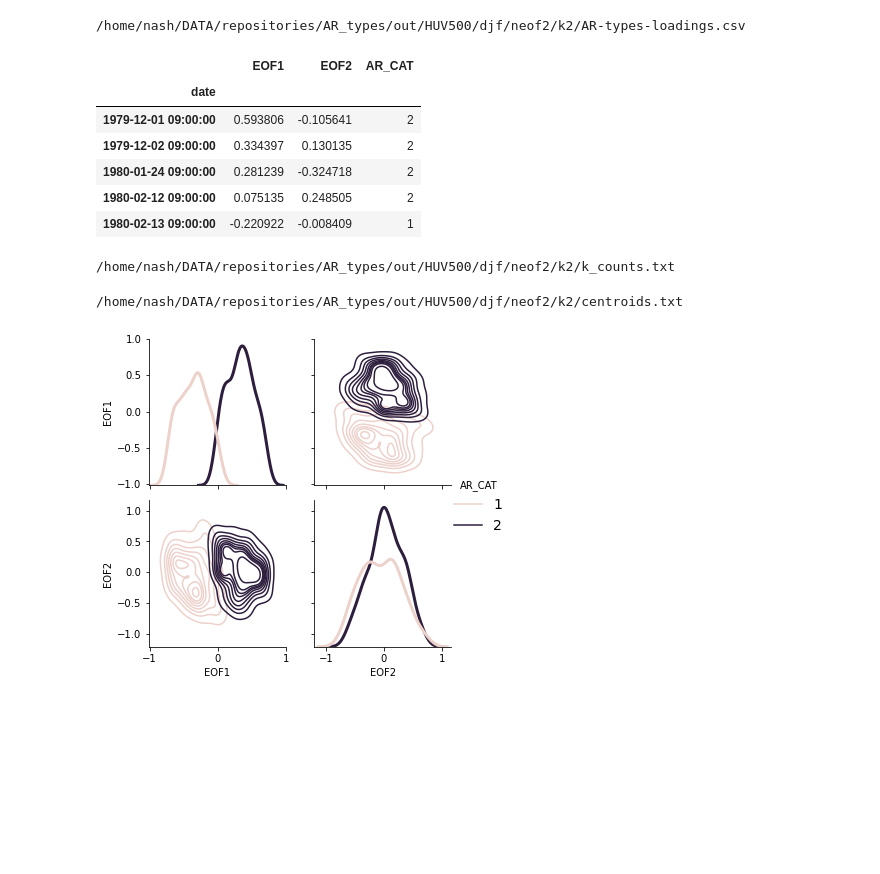
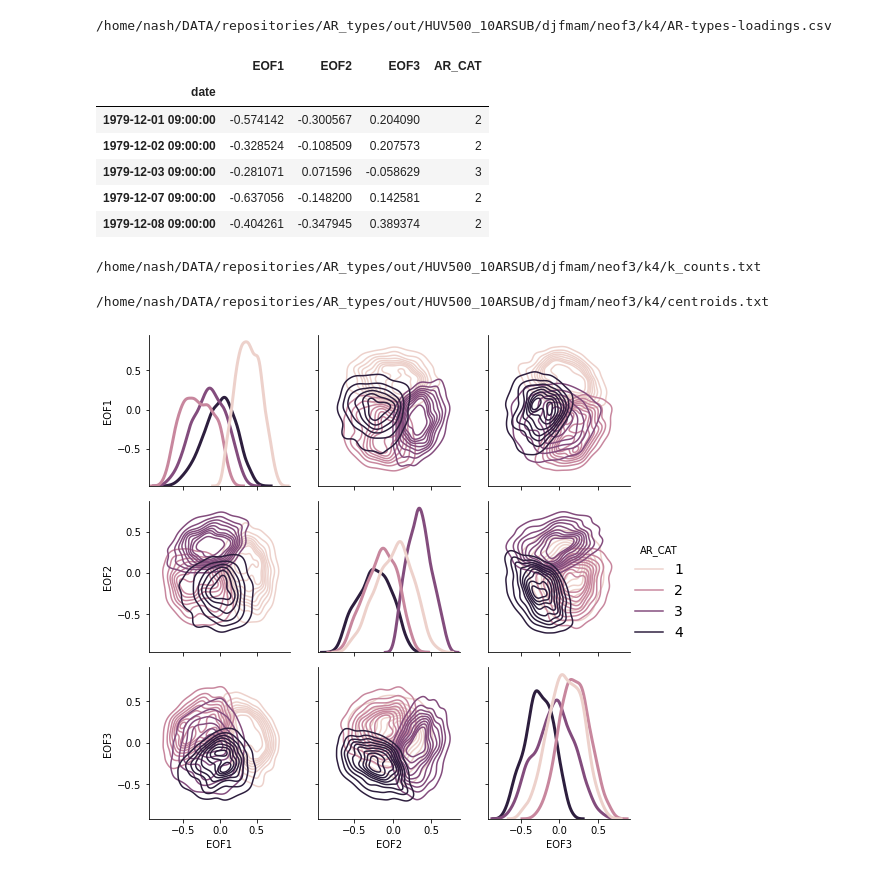
Before and after one commit to dlnash/AR_types, a Jupyter notebook: analysis/analysis_kmeans.ipynb, the cells around one changed output. Drawn from its saved outputs; the diff is of its cells as text; code cells hidden in the pictures; blank space fills up the shorter version.

```diff
--- a/analysis/analysis_kmeans.ipynb
+++ b/analysis/analysis_kmeans.ipynb
@@ -46,14 +46,17 @@ path_to_data = '/home/nash/DATA/data/'                            # project data
 path_to_out  = '/home/nash/DATA/repositories/AR_types/out/'       # output files (numerical results, intermediate datafiles) -- read & write
 path_to_figs = '/home/nash/DATA/repositories/AR_types/figs/'      # figures
 # %%
-ceofid = 'HUV500'
-ssn = 'djf'
-neofs = 2 # choose number of eofs
-nk = 2 # choose number of clusters
+ceofid = 'HUV500_10ARSUB'
+ssn = 'djfmam'
+neofs = 3 # choose number of eofs
+nk = 4 # choose number of clusters
 
 read_path = path_to_out + ceofid + '/' + ssn + '/'
 out_path = path_to_out + ceofid + '/' + ssn + '/' + 'neof' + str(neofs) + '/k' + str(nk) + '/'
 fig_path = path_to_figs + ceofid + '/' + ssn + '/'+ 'neof' + str(neofs) + '/k' + str(nk) + '/'
+# make directories if paths do not exist
+check_mkdir(out_path)
+check_mkdir(fig_path)
 
 keys = [ ]
 for k in range(neofs):
@@ -98,14 +101,14 @@ df_out.to_csv(outfile)
 print(outfile)
 df_out.head()
 # %% [output]
-/home/nash/DATA/repositories/AR_types/out/HUV500/djf/neof2/k2/AR-types-loadings.csv
+/home/nash/DATA/repositories/AR_types/out/HUV500_10ARSUB/djfmam/neof3/k4/AR-types-loadings.csv
-|  | EOF1 | EOF2 | AR_CAT |
-| date |  |  |  |
-| 1979-12-01 09:00:00 | 0.593806 | -0.105641 | 2 |
-| 1979-12-02 09:00:00 | 0.334397 | 0.130135 | 2 |
-| 1980-01-24 09:00:00 | 0.281239 | -0.324718 | 2 |
-| 1980-02-12 09:00:00 | 0.075135 | 0.248505 | 2 |
-| 1980-02-13 09:00:00 | -0.220922 | -0.008409 | 1 |
+|  | EOF1 | EOF2 | EOF3 | AR_CAT |
+| date |  |  |  |  |
+| 1979-12-01 09:00:00 | -0.574142 | -0.300567 | 0.204090 | 2 |
+| 1979-12-02 09:00:00 | -0.328524 | -0.108509 | 0.207573 | 2 |
+| 1979-12-03 09:00:00 | -0.281071 | 0.071596 | -0.058629 | 3 |
+| 1979-12-07 09:00:00 | -0.637056 | -0.148200 | 0.142581 | 2 |
+| 1979-12-08 09:00:00 | -0.404261 | -0.347945 | 0.389374 | 2 |
 # %%
 # Count number of days in each cluster
 klabels, counts = np.unique(ar_cat, return_counts=True)
@@ -117,7 +120,7 @@ outfile = out_path + 'k_counts.txt'
 print(outfile)
 np.savetxt(outfile, res, delimiter=',', fmt='%d', header=headstr)
 # %% [output]
-/home/nash/DATA/repositories/AR_types/out/HUV500/djf/neof2/k2/k_counts.txt
+/home/nash/DATA/repositories/AR_types/out/HUV500_10ARSUB/djfmam/neof3/k4/k_counts.txt
 # %%
 # Cluster centroids (nclust x neofs)
 centroids = kmeans.cluster_centers_
@@ -131,18 +134,24 @@ outfile = out_path + 'centroids.txt'
 print(outfile)
 np.savetxt(outfile, res, delimiter=',', fmt='%s', header=headstr)
 # %% [output]
-/home/nash/DATA/repositories/AR_types/out/HUV500/djf/neof2/k2/centroids.txt
+/home/nash/DATA/repositories/AR_types/out/HUV500_10ARSUB/djfmam/neof3/k4/centroids.txt
 # %%
 g = sns.PairGrid(df_out,  hue="AR_CAT", diag_sharey=False)
 g.map_upper(sns.kdeplot)
 g.map_lower(sns.kdeplot)
 g.map_diag(sns.kdeplot, lw = 3, legend = True)
 g = g.add_legend(fontsize=14)
 
 filepath = fig_path + 'hist_kde_arcat'+ '.png'
+if not os.path.exists(os.path.dirname(filepath)):
+    try:
+        os.makedirs(os.path.dirname(filepath))
+    except OSError as exc: # Guard against race condition
+        if exc.errno != errno.EEXIST:
+            raise
 g.savefig(filepath)
 # %% [output]
-[figure, old version]
+[figure, new version]
 # %%
 ## Separate the AR Types into multiple columns
 # create a new df that breaks up the AR_CAT col so each category has its own column
```
Also changed, not shown: parts of 6 cells of this notebook, 15 other files.
